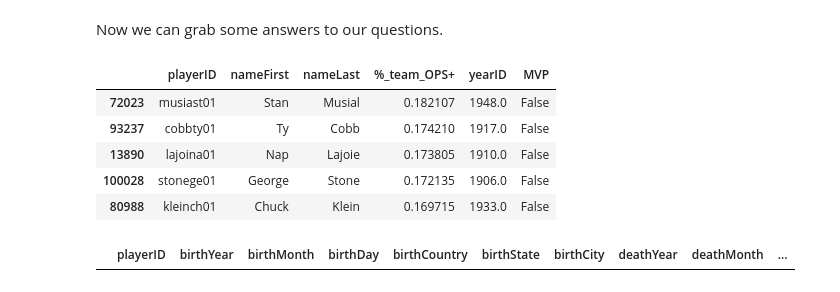
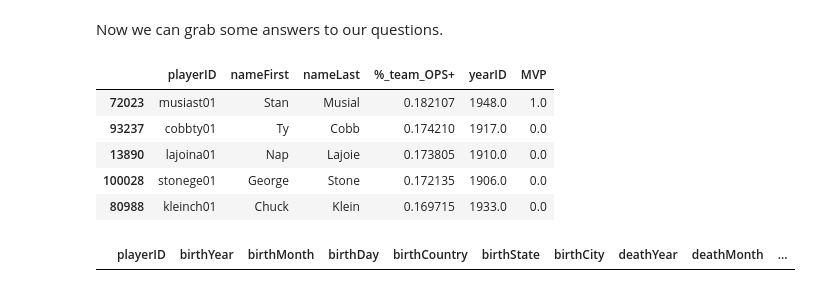
Before and after one commit to garrettbusch15/P2-Baseball-Analysis-Project, a Jupyter notebook: P2 Project Baseball.ipynb, the cells around one changed output. Saved outputs shown, nothing was run; the diff lists cells and outputs as text; code cells hidden in the pictures.

```diff
--- a/P2 Project Baseball.ipynb
+++ b/P2 Project Baseball.ipynb
@@ -146,5 +123,0 @@ fileBatting.
-# %%
-sub_batID = fileBatting[['playerID', 'yearID']]
-sub_awdID = fileAwards.query('awardID=="Most Valuable Player"')[['playerID', 'yearID']]
-fileBatting['MVP'] = sub_batID.isin(sub_awdID).all(axis=1)
-fileBatting.query('playerID == "musiast01"')
@@ -247,3 +214,9 @@ master_player_season.head(1)
+# %%
+subMast = master_player_season[['playerID', 'yearID']]
+subAwad = fileAwards.query('awardID=="Most Valuable Player"')[['playerID', 'yearID']]
+master_player_season.loc[pd.merge(subMast, subAwad, on=['playerID', 'yearID'], right_index=True).index, 'MVP'] = 1
+master_player_season['MVP'].fillna(0, inplace=True)
+master_player_season
 # %% [markdown]
 You can see from the above that the columns on the end were what we calculated in the batting column and them as well as other batting fields have been layered onto the master data.
 
@@ -322,14 +295,14 @@ Sammy Sosa @ 0.164 in 2001.0
 <a id='question1'></a>
 Now we can grab some answers to our questions.
 # %%
-master_player_team[(master_player_team.yearID > 1900)].sort_values('%_team_OPS+', ascending=False).head(5)[['playerID','nameFirst', 'nameLast', '%_team_OPS+', 'yearID', 'MVP']]
+master_player_team[(master_player_team.yearID > 1900)].sort_values('%_team_OPS+', ascending=False).head(10)[['playerID','nameFirst', 'nameLast', '%_team_OPS+', 'yearID', 'MVP']]
 # %% [output]
 |  | playerID | nameFirst | nameLast | %_team_OPS+ | yearID | MVP |
-| 72023 | musiast01 | Stan | Musial | 0.182107 | 1948.0 | False |
-| 93237 | cobbty01 | Ty | Cobb | 0.174210 | 1917.0 | False |
-| 13890 | lajoina01 | Nap | Lajoie | 0.173805 | 1910.0 | False |
-| 100028 | stonege01 | George | Stone | 0.172135 | 1906.0 | False |
-| 80988 | kleinch01 | Chuck | Klein | 0.169715 | 1933.0 | False |
+| 72023 | musiast01 | Stan | Musial | 0.182107 | 1948.0 | 1.0 |
+| 93237 | cobbty01 | Ty | Cobb | 0.174210 | 1917.0 | 0.0 |
+| 13890 | lajoina01 | Nap | Lajoie | 0.173805 | 1910.0 | 0.0 |
+| 100028 | stonege01 | George | Stone | 0.172135 | 1906.0 | 0.0 |
+| 80988 | kleinch01 | Chuck | Klein | 0.169715 | 1933.0 | 0.0 |
 # %%
 master_player_team.query('MVP == "TRUE"')
 # %% [output]
```
Also changed, not shown: parts of 12 cells of this notebook.
